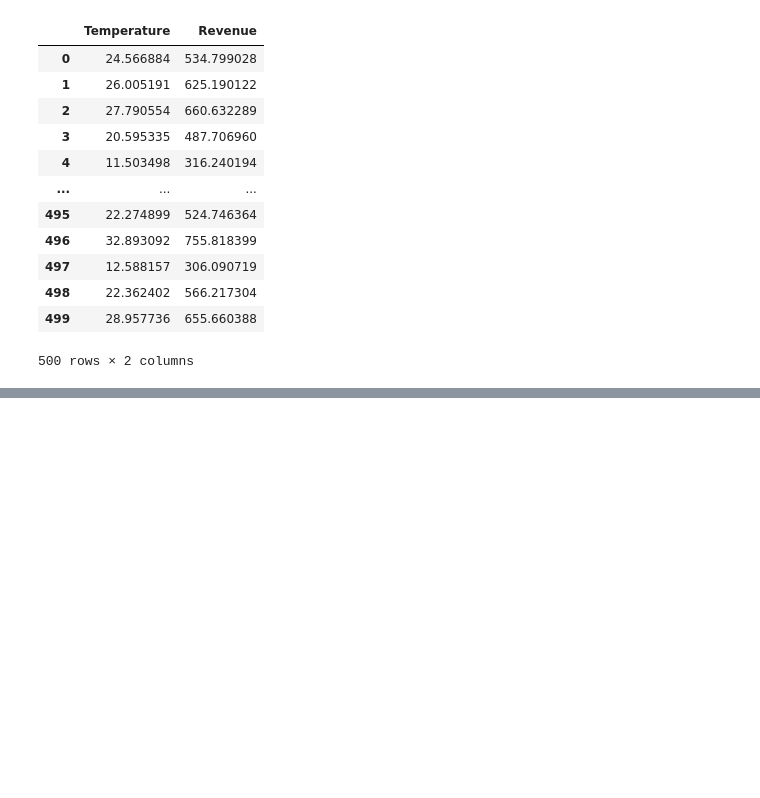
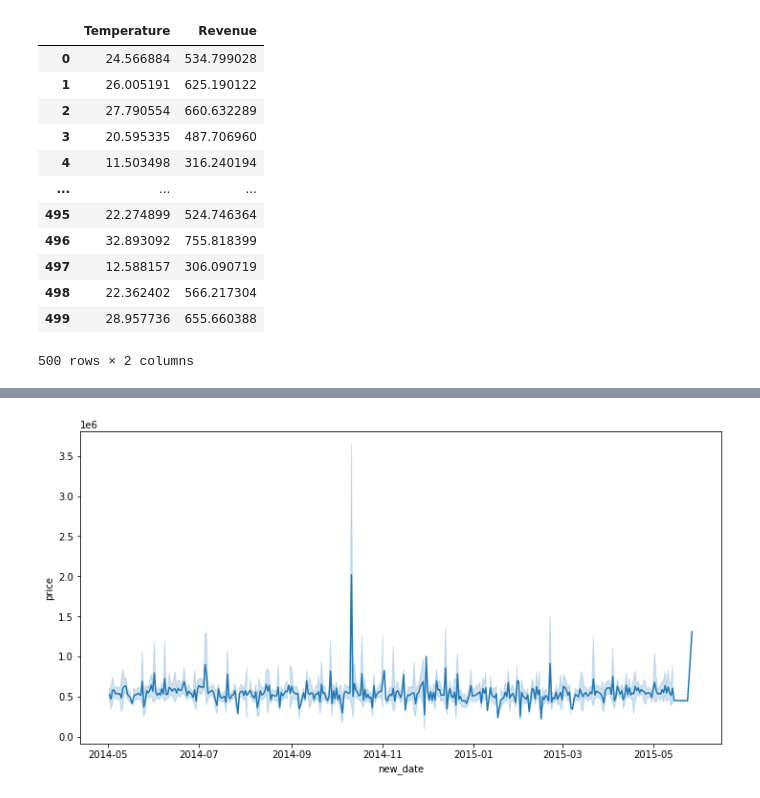
Before and after one commit to MpRonald/Deep-Learning, a Jupyter notebook: Builting_First_Perceptron.ipynb, the cells around one changed output, grey strips where cells are left out. Saved outputs shown, nothing was run; the diff lists cells and outputs as text; code cells hidden in the pictures; blank space fills up the shorter version.

```diff
--- a/Builting_First_Perceptron.ipynb
+++ b/Builting_First_Perceptron.ipynb
@@ -206,0 +228,3 @@ WARNING:tensorflow:5 out of the last 15 calls to <function Model.make_predict_fu
+# %%
+house = pd.read_csv('https://github.com/MpRonald/datasets/blob/main/kc-house-data.csv?raw=true')
+house.head()
@@ -206,0 +279,3 @@ WARNING:tensorflow:5 out of the last 15 calls to <function Model.make_predict_fu
+# %%
+new_date = house["date"].str.split("T", n=1, expand=True)
+new_date
@@ -206,0 +296,3 @@ WARNING:tensorflow:5 out of the last 15 calls to <function Model.make_predict_fu
+# %%
+house['new_date'] = new_date[0]
+house
@@ -206,0 +313,3 @@ WARNING:tensorflow:5 out of the last 15 calls to <function Model.make_predict_fu
+# %%
+house.new_date = pd.to_datetime(house.new_date, format='%Y/%m/%d')
+house.new_date
@@ -206,0 +329,5 @@ WARNING:tensorflow:5 out of the last 15 calls to <function Model.make_predict_fu
+# %%
+plt.figure(figsize=(12,6))
+sns.lineplot(x=house.new_date, y=house.price);
+# %% [output]
+[figure, added]
```
Also changed, not shown: parts of 39 cells of this notebook.
